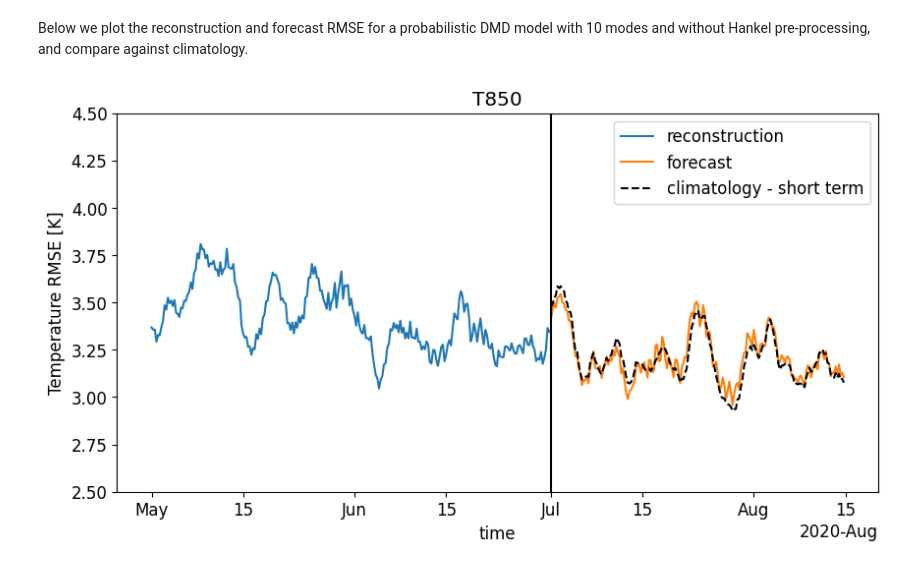
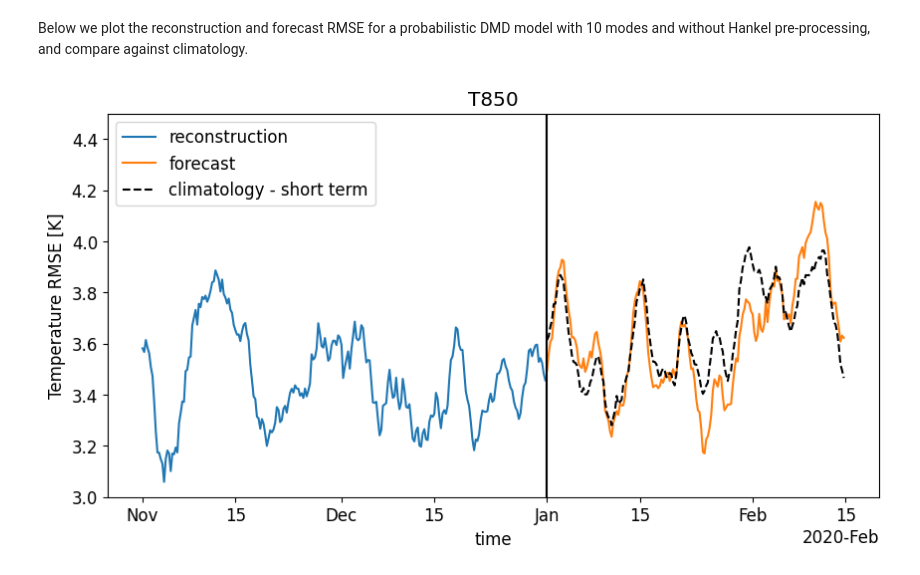
Before and after one commit to SVDROM/grid-search, a Jupyter notebook: evaluate.ipynb, the cells around one changed output. Saved outputs shown, nothing was run; the diff lists cells and outputs as text; code cells hidden in the pictures.

Commit message:
Revert "model evaluation for 10 years of T850, forecasting summer 2020"
This reverts commit f904f908e416501aa0657d2624f98f6fc12841b5.

```diff
--- a/evaluate.ipynb
+++ b/evaluate.ipynb
@@ -69,7 +69,7 @@ To compute the RMSE of climatology, we use a local multi-threading Dask cluster.
 client = Client(processes=False)
 # %%
 pressure_level = 850
-doy_slice = slice(180, 240)  # day-of-year slice
+doy_slice = slice(0, 60)  # day-of-year slice
 # %%
 ground_truth = xr.open_dataarray("input_data/era5_slice.zarr", engine="zarr")
 assert ground_truth.level.values == pressure_level, (
@@ -242,19 +242,19 @@ Similarly to the deterministic DMD fits, a 10 mode model without Hankel pre-proc
 # %% [markdown]
 Below we plot the reconstruction and forecast RMSE for a probabilistic DMD model with 10 modes and without Hankel pre-processing, and compare against climatology.
 # %%
-model = "20_hankel"
-forecast_starts = "2020-07-01T00"
+model = "10"
+forecast_starts = "2020-01-01T00"
 
 plt.figure(figsize=(10, 5))
-reconstructions_hankel[model].plot(label="reconstruction")
-forecasts_hankel[model].plot(label="forecast")
+reconstructions[model].plot(label="reconstruction")
+forecasts[model].plot(label="forecast")
 rmse_clima_short_term.plot(color="k", linestyle = "--", label="climatology - short term")
 plt.axvline(pd.Timestamp(forecast_starts), color="k")
-plt.ylim((2.5, 4.5))
+plt.ylim((3, 4.5))
 plt.legend()
 plt.ylabel("Temperature RMSE [K]")
 plt.title("T850")
 
 plt.show()
 # %% [output]
-[figure, old version]
+[figure, new version]
```
Also changed, not shown: parts of 3 cells of this notebook.
